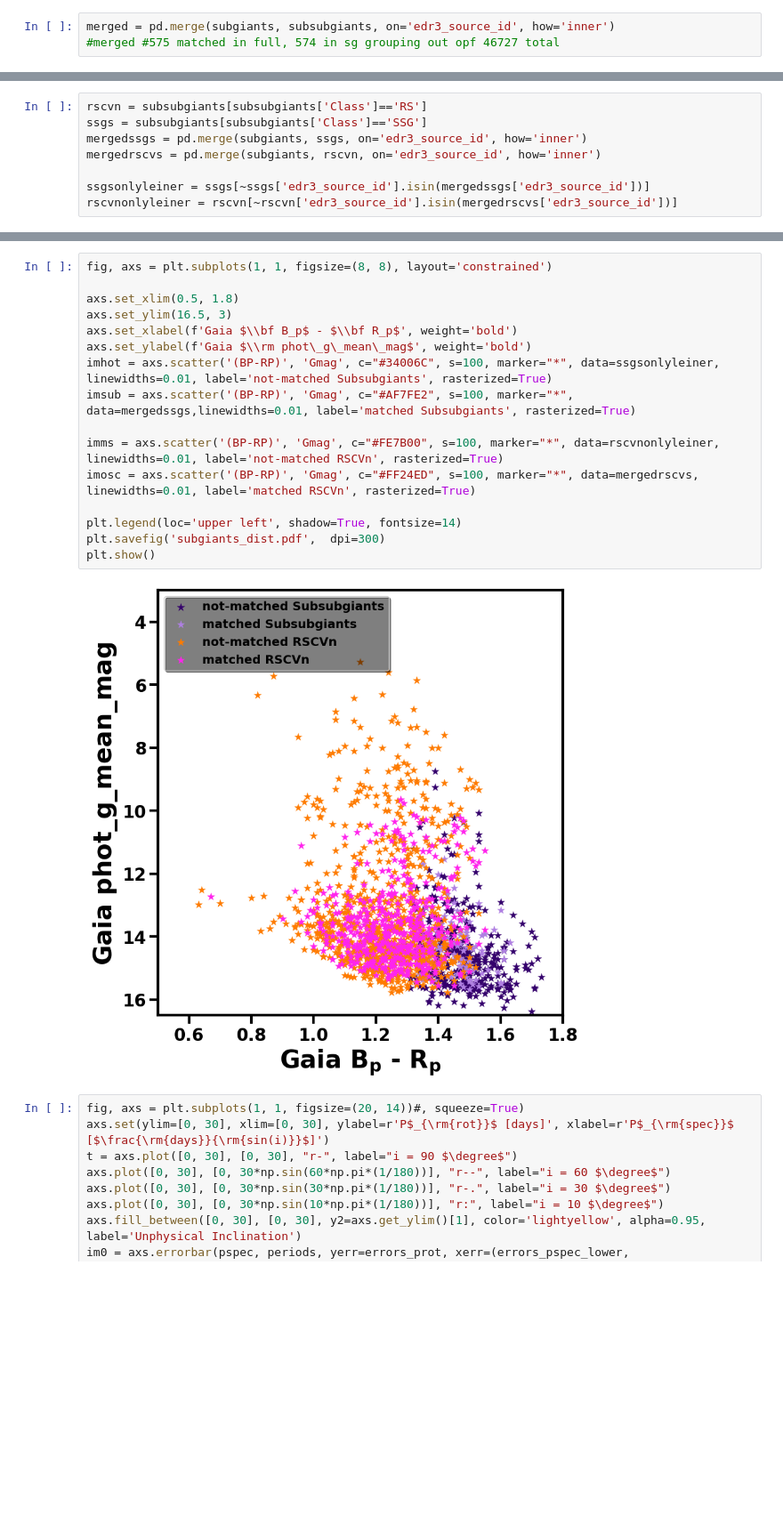
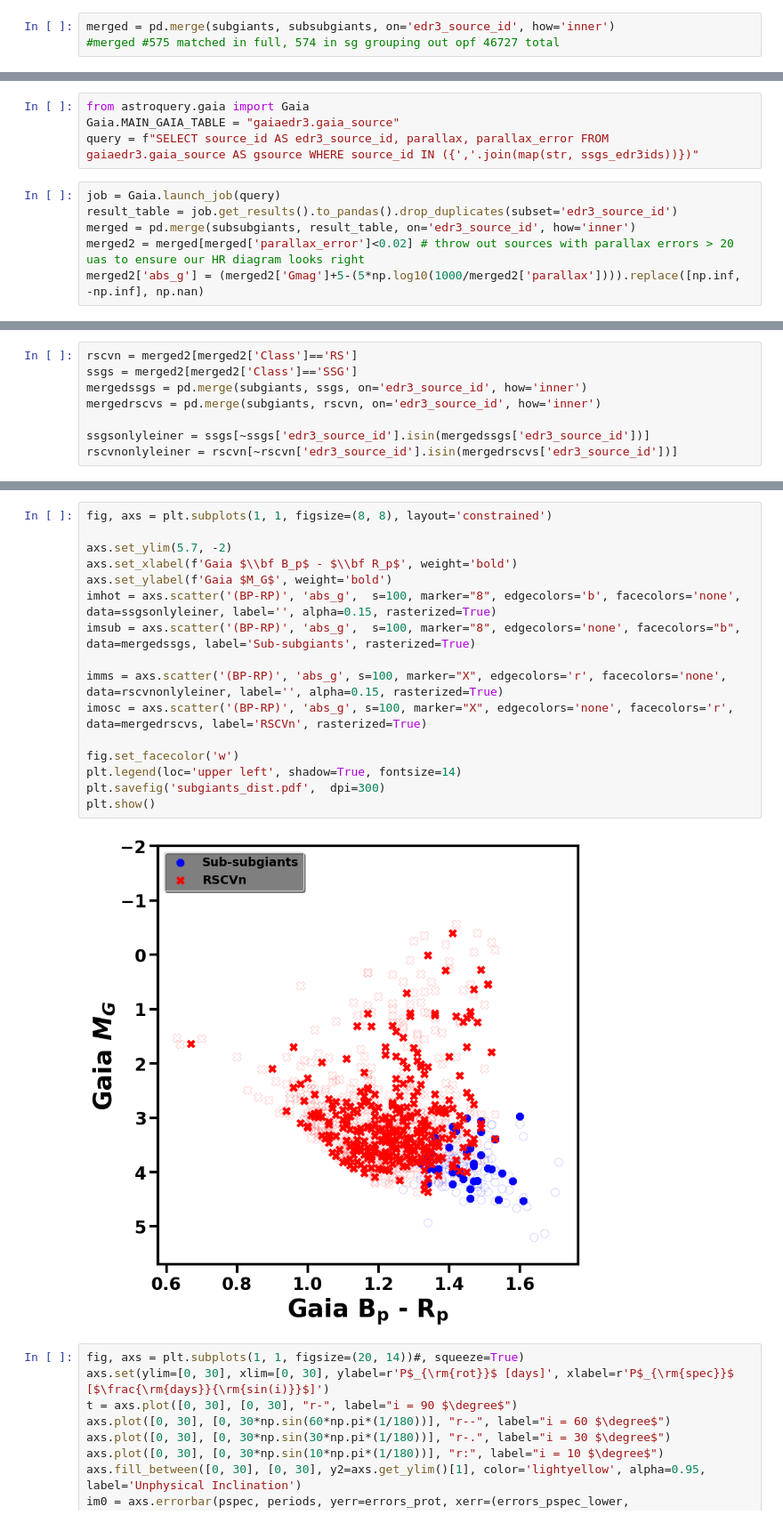
Before and after one commit to m-schochet/asas-sn-cnn, a Jupyter notebook: plots/subpopulations.ipynb, the cells around one changed output, grey strips where cells are left out. Shown: that part at 89% size. Saved outputs shown, nothing was run; the diff lists cells and outputs as text; blank space fills up the shorter version.

```diff
--- a/plots/subpopulations.ipynb
+++ b/plots/subpopulations.ipynb
@@ -462,0 +453,10 @@ plt.show()
+# %%
+from astroquery.gaia import Gaia
+Gaia.MAIN_GAIA_TABLE = "gaiaedr3.gaia_source"
+query = f"SELECT source_id AS edr3_source_id, parallax, parallax_error FROM gaiaedr3.gaia_source AS gsource WHERE source_id IN ({','.join(map(str, ssgs_edr3ids))})"
+# %%
+job = Gaia.launch_job(query)
+result_table = job.get_results().to_pandas().drop_duplicates(subset='edr3_source_id')
+merged = pd.merge(subsubgiants, result_table, on='edr3_source_id', how='inner')
+merged2 = merged[merged['parallax_error']<0.02] # throw out sources with parallax errors > 20 uas to ensure our HR diagram looks right
+merged2['abs_g'] = (merged2['Gmag']+5-(5*np.log10(1000/merged2['parallax']))).replace([np.inf, -np.inf], np.nan)
@@ -463,6 +469,6 @@ plt.show()
 # %%
-rscvn = subsubgiants[subsubgiants['Class']=='RS']
-ssgs = subsubgiants[subsubgiants['Class']=='SSG']
+rscvn = merged2[merged2['Class']=='RS']
+ssgs = merged2[merged2['Class']=='SSG']
 mergedssgs = pd.merge(subgiants, ssgs, on='edr3_source_id', how='inner')
 mergedrscvs = pd.merge(subgiants, rscvn, on='edr3_source_id', how='inner')
 
@@ -478,21 +477,21 @@ Index(['edr3_source_id', 'VSX', 'TIC', 'RAdeg', 'DEdeg', 'D', 'Gmag',
 # %%
 fig, axs = plt.subplots(1, 1, figsize=(8, 8), layout='constrained')
 
-axs.set_xlim(0.5, 1.8)
-axs.set_ylim(16.5, 3)
+axs.set_ylim(5.7, -2)
 axs.set_xlabel(f'Gaia $\\bf B_p$ - $\\bf R_p$', weight='bold')
-axs.set_ylabel(f'Gaia $\\rm phot\_g\_mean\_mag$', weight='bold')
-imhot = axs.scatter('(BP-RP)', 'Gmag', c="#34006C", s=100, marker="*", data=ssgsonlyleiner, linewidths=0.01, label='not-matched Subsubgiants', rasterized=True)
-imsub = axs.scatter('(BP-RP)', 'Gmag', c="#AF7FE2", s=100, marker="*", data=mergedssgs,linewidths=0.01, label='matched Subsubgiants', rasterized=True)
+axs.set_ylabel(f'Gaia $M_G$', weight='bold')
+imhot = axs.scatter('(BP-RP)', 'abs_g',  s=100, marker="8", edgecolors='b', facecolors='none', data=ssgsonlyleiner, label='', alpha=0.15, rasterized=True)
+imsub = axs.scatter('(BP-RP)', 'abs_g',  s=100, marker="8", edgecolors='none', facecolors="b", data=mergedssgs, label='Sub-subgiants', rasterized=True)
 
-imms = axs.scatter('(BP-RP)', 'Gmag', c="#FE7B00", s=100, marker="*", data=rscvnonlyleiner, linewidths=0.01, label='not-matched RSCVn', rasterized=True)
-imosc = axs.scatter('(BP-RP)', 'Gmag', c="#FF24ED", s=100, marker="*", data=mergedrscvs, linewidths=0.01, label='matched RSCVn', rasterized=True)
+imms = axs.scatter('(BP-RP)', 'abs_g', s=100, marker="X", edgecolors='r', facecolors='none', data=rscvnonlyleiner, label='', alpha=0.15, rasterized=True)
+imosc = axs.scatter('(BP-RP)', 'abs_g', s=100, marker="X", edgecolors='none', facecolors='r', data=mergedrscvs, label='RSCVn', rasterized=True)
 
+fig.set_facecolor('w')
 plt.legend(loc='upper left', shadow=True, fontsize=14)
 plt.savefig('subgiants_dist.pdf',  dpi=300)
 plt.show()
 # %% [output]
-[figure, old version]
+[figure, new version]
 # %%
 fig, axs = plt.subplots(1, 1, figsize=(20, 14))#, squeeze=True)
 axs.set(ylim=[0, 30], xlim=[0, 30], ylabel=r'P$_{\rm{rot}}$ [days]', xlabel=r'P$_{\rm{spec}}$ [$\frac{\rm{days}}{\rm{sin(i)}}$]')
```
Also changed, not shown: parts of 5 cells of this notebook, 1 other file.
